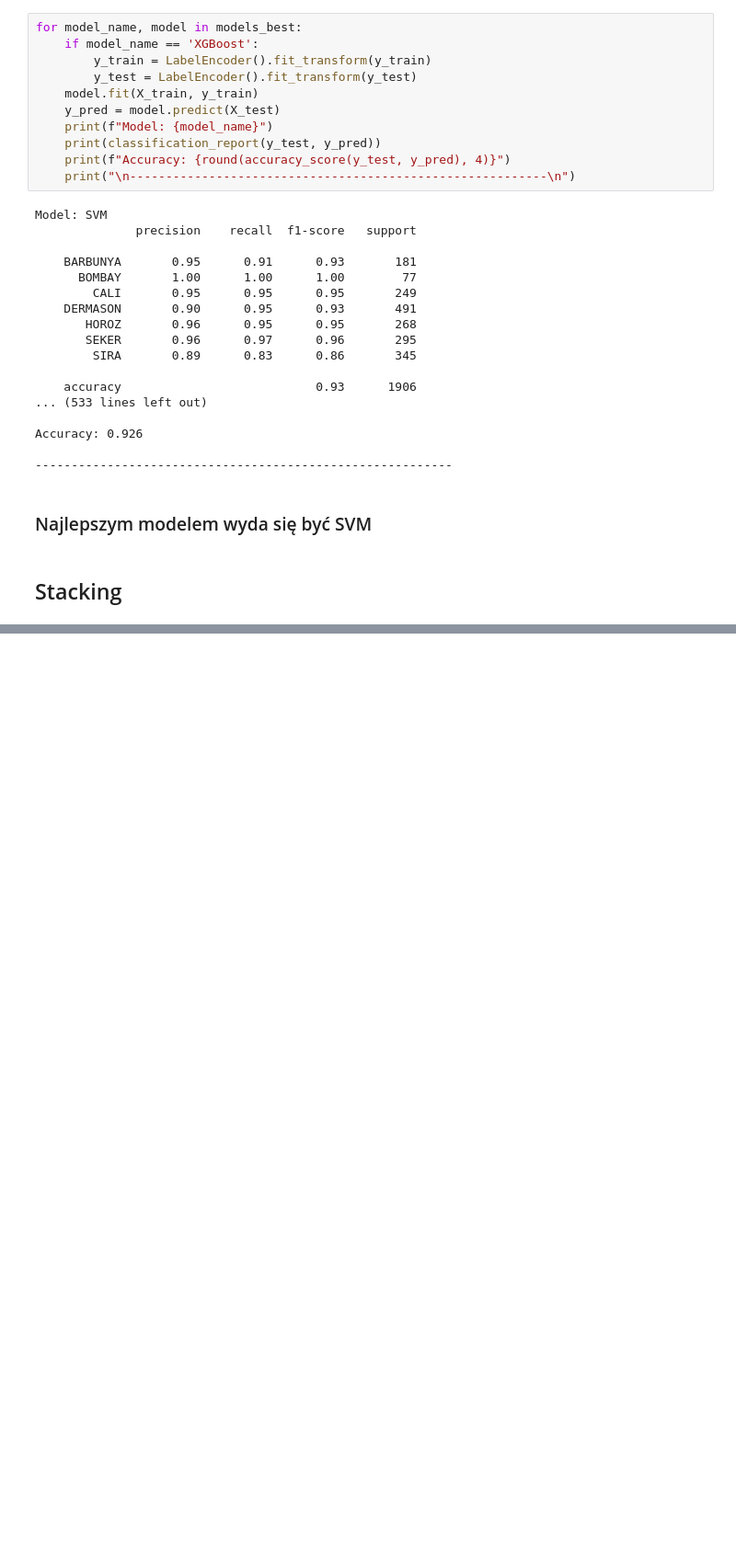
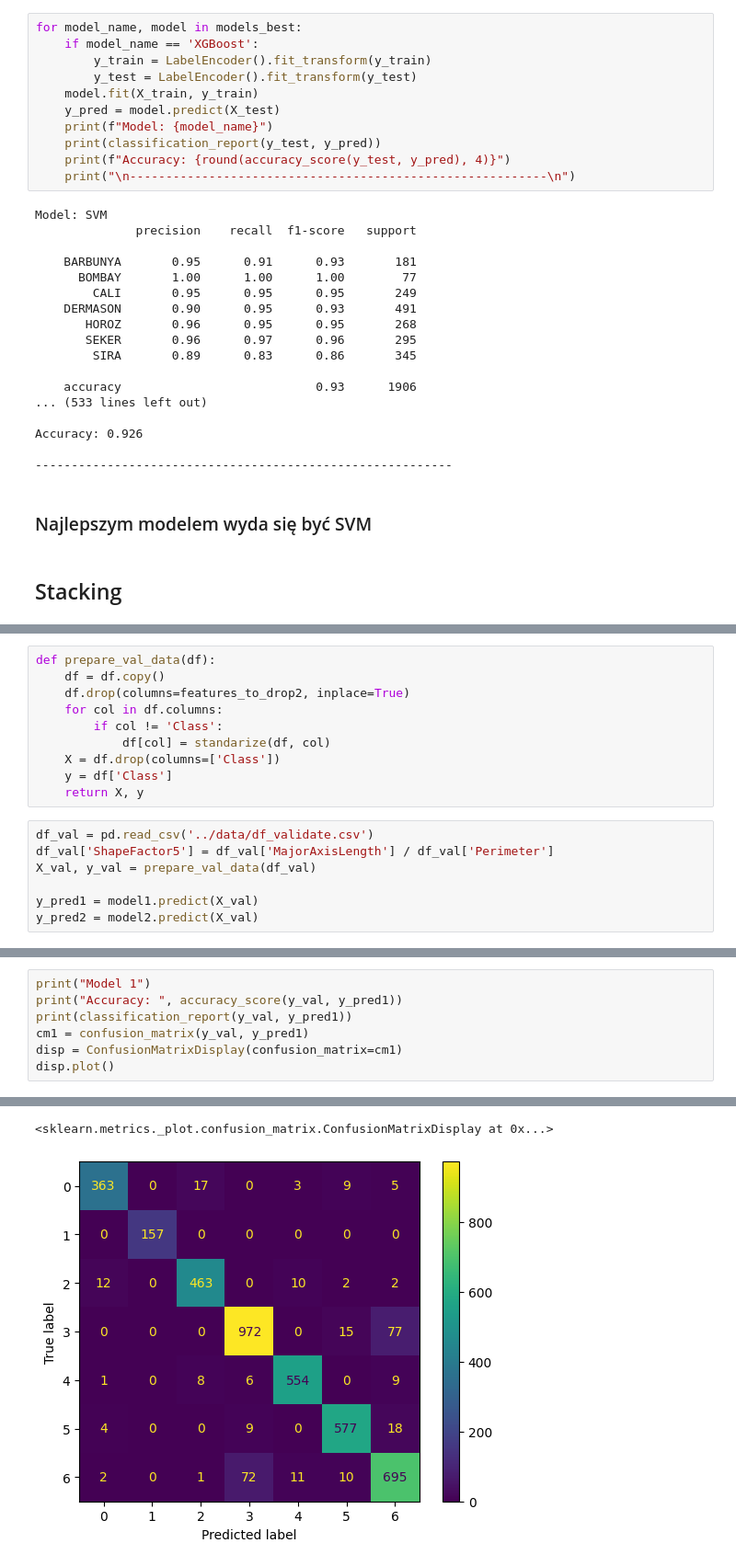
Before and after one commit to tomaszzywicki/Dry-Bean-Classification, a Jupyter notebook: notebooks/final.ipynb, the cells around one changed output, grey strips where cells are left out. Shown at 92% size. Cells and saved outputs as stored; diff of their text form; blank space fills up the shorter version.

```diff
--- a/notebooks/final.ipynb
+++ b/notebooks/final.ipynb
@@ -490,0 +585,17 @@ weighted avg       0.93      0.93      0.93      1906
+# %%
+def prepare_val_data(df):
+    df = df.copy()
+    df.drop(columns=features_to_drop2, inplace=True)
+    for col in df.columns:
+        if col != 'Class':
+            df[col] = standarize(df, col)
+    X = df.drop(columns=['Class'])
+    y = df['Class']
+    return X, y
+# %%
+df_val = pd.read_csv('../data/df_validate.csv')
+df_val['ShapeFactor5'] = df_val['MajorAxisLength'] / df_val['Perimeter']
+X_val, y_val = prepare_val_data(df_val)
+
+y_pred1 = model1.predict(X_val)
+y_pred2 = model2.predict(X_val)
@@ -490,0 +604,8 @@ weighted avg       0.93      0.93      0.93      1906
+# %%
+print("Model 1")
+print("Accuracy: ", accuracy_score(y_val, y_pred1))
+print(classification_report(y_val, y_pred1))
+cm1 = confusion_matrix(y_val, y_pred1)
+disp = ConfusionMatrixDisplay(confusion_matrix=cm1)
+disp.plot()
+# %% [output]
@@ -490,0 +627,2 @@ weighted avg       0.93      0.93      0.93      1906
+<sklearn.metrics._plot.confusion_matrix.ConfusionMatrixDisplay at 0x...>
+[figure, added]
```
Also changed, not shown: parts of 11 cells of this notebook.
